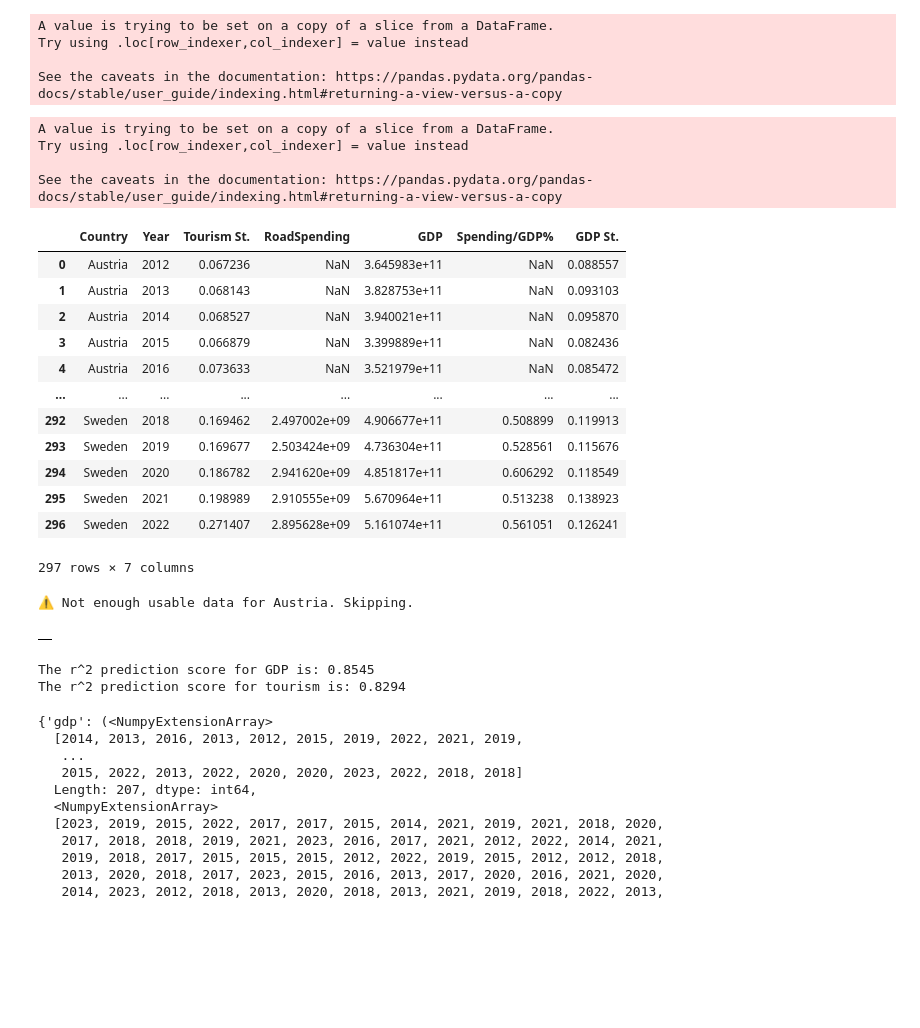
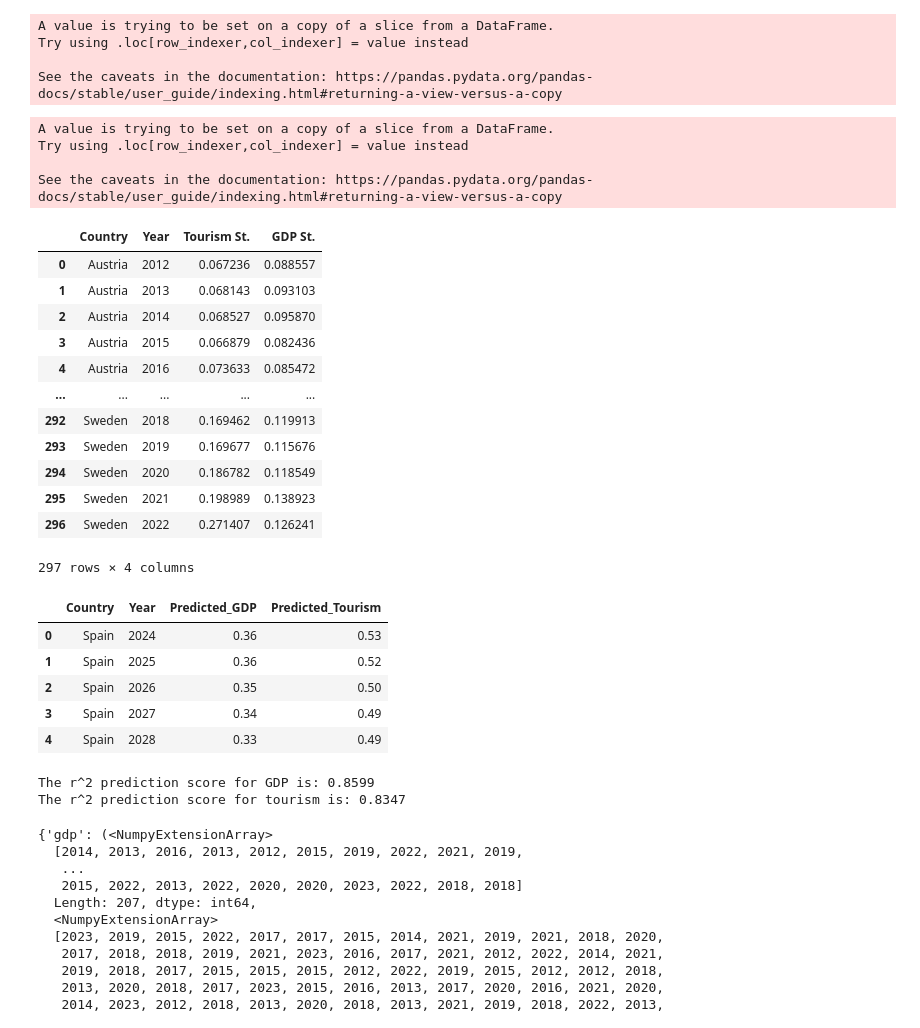
Before and after one commit to swbehan/RoadQualityWork, a Jupyter notebook: datasets/preprocessed-datasets/time_series_predictions.ipynb, the cells around one changed output. Saved outputs shown, nothing was run; the diff lists cells and outputs as text; code cells hidden in the pictures; blank space fills up the shorter version.

```diff
--- a/datasets/preprocessed-datasets/time_series_predictions.ipynb
+++ b/datasets/preprocessed-datasets/time_series_predictions.ipynb
@@ -24,7 +24,10 @@ See the caveats in the documentation: https://pandas.pydata.org/pandas-docs/stab
 def merging_data(final_gdp_roadspending_df, final_1plus_df):
 
     tourist_num = final_1plus_df
+    tourist_num_copy = final_1plus_df.copy()
     gdp = final_gdp_roadspending_df[final_gdp_roadspending_df['Year'] > 2011]
+    gdp_copy = final_gdp_roadspending_df[final_gdp_roadspending_df['Year'] > 2011].copy()
+
 
     min_trips = tourist_num['NumTrips'].min()
     max_trips = tourist_num['NumTrips'].max()
@@ -38,32 +41,37 @@ def merging_data(final_gdp_roadspending_df, final_1plus_df):
     tourist_num = pd.DataFrame(final_1plus_df, columns = ['Country', 'Year', 'Tourism St.'])
     gdp_actual = pd.DataFrame(gdp, columns = ["Country", "Year", "GDP St."])
 
-    prediction_data = pd.merge(tourist_num, gdp, on = ['Country', 'Year'])
+    prediction_data = pd.merge(tourist_num, gdp_actual, on = ['Country', 'Year'])
     prediction_data["Year"] = prediction_data['Year'].astype(int)
 
+    unfiltered_predicted_gdp =pd.DataFrame(gdp_copy, columns = ["Country", "Year", "GDP"])
+    unfiltered_predicted_tourist =pd.DataFrame(tourist_num_copy, columns = ["Country", "Year", "NumTrips"])
+    unfiltered_predicted_data = pd.merge(unfiltered_predicted_gdp, unfiltered_predicted_tourist, on = ['Country', 'Year'])
 
-    return prediction_data
+    return prediction_data, unfiltered_predicted_data
 # %%
-data = merging_data(final_gdp_roadspending_df, final_1plus_df)
+datas = merging_data(final_gdp_roadspending_df, final_1plus_df)
+data = datas[0]
+data_not_st = datas[1]
 data
 # %% [output]
 A value is trying to be set on a copy of a slice from a DataFrame.
 Try using .loc[row_indexer,col_indexer] = value instead
 
 See the caveats in the documentation: https://pandas.pydata.org/pandas-docs/stable/user_guide/indexing.html#returning-a-view-versus-a-copy
-|  | Country | Year | Tourism St. | RoadSpending | GDP | Spending/GDP% | GDP St. |
-| 0 | Austria | 2012 | 0.067236 | NaN | 3.645983e+11 | NaN | 0.088557 |
-| 1 | Austria | 2013 | 0.068143 | NaN | 3.828753e+11 | NaN | 0.093103 |
-| 2 | Austria | 2014 | 0.068527 | NaN | 3.940021e+11 | NaN | 0.095870 |
-| 3 | Austria | 2015 | 0.066879 | NaN | 3.399889e+11 | NaN | 0.082436 |
-| 4 | Austria | 2016 | 0.073633 | NaN | 3.521979e+11 | NaN | 0.085472 |
-| ... | ... | ... | ... | ... | ... | ... | ... |
-| 292 | Sweden | 2018 | 0.169462 | 2.497002e+09 | 4.906677e+11 | 0.508899 | 0.119913 |
-| 293 | Sweden | 2019 | 0.169677 | 2.503424e+09 | 4.736304e+11 | 0.528561 | 0.115676 |
-| 294 | Sweden | 2020 | 0.186782 | 2.941620e+09 | 4.851817e+11 | 0.606292 | 0.118549 |
-| 295 | Sweden | 2021 | 0.198989 | 2.910555e+09 | 5.670964e+11 | 0.513238 | 0.138923 |
-| 296 | Sweden | 2022 | 0.271407 | 2.895628e+09 | 5.161074e+11 | 0.561051 | 0.126241 |
+|  | Country | Year | Tourism St. | GDP St. |
+| 0 | Austria | 2012 | 0.067236 | 0.088557 |
+| 1 | Austria | 2013 | 0.068143 | 0.093103 |
+| 2 | Austria | 2014 | 0.068527 | 0.095870 |
+| 3 | Austria | 2015 | 0.066879 | 0.082436 |
+| 4 | Austria | 2016 | 0.073633 | 0.085472 |
+| ... | ... | ... | ... | ... |
+| 292 | Sweden | 2018 | 0.169462 | 0.119913 |
+| 293 | Sweden | 2019 | 0.169677 | 0.115676 |
+| 294 | Sweden | 2020 | 0.186782 | 0.118549 |
+| 295 | Sweden | 2021 | 0.198989 | 0.138923 |
+| 296 | Sweden | 2022 | 0.271407 | 0.126241 |
-297 rows × 7 columns
+297 rows × 4 columns
 # %%
 def get_country_prediction(data, country, num_years):
     data["Year"] = data['Year'].astype(int)
@@ -120,12 +128,15 @@ def get_country_prediction(data, country, num_years):
     return prediction_df
 # %%
 # test run
-
-forecast = get_country_prediction(data, country = 'Austria', num_years = 5)
+forecast = get_country_prediction(data, country = 'Spain', num_years = 5)
 forecast
 # %% [output]
-⚠️ Not enough usable data for Austria. Skipping.
-|  |
+|  | Country | Year | Predicted_GDP | Predicted_Tourism |
+| 0 | Spain | 2024 | 0.36 | 0.53 |
+| 1 | Spain | 2025 | 0.36 | 0.52 |
+| 2 | Spain | 2026 | 0.35 | 0.50 |
+| 3 | Spain | 2027 | 0.34 | 0.49 |
+| 4 | Spain | 2028 | 0.33 | 0.49 |
 # %%
 def summary_stat(data):
 
@@ -155,8 +166,8 @@ def summary_stat(data):
 # %%
 summary_stat(data)
 # %% [output]
-The r^2 prediction score for GDP is: 0.8545
-The r^2 prediction score for tourism is: 0.8294
+The r^2 prediction score for GDP is: 0.8599
+The r^2 prediction score for tourism is: 0.8347
 # %%
 def train_test(data):
     y_GDP = pd.array(data['GDP St.'])
```
Also changed, not shown: parts of 2 cells of this notebook, 1 other file.
